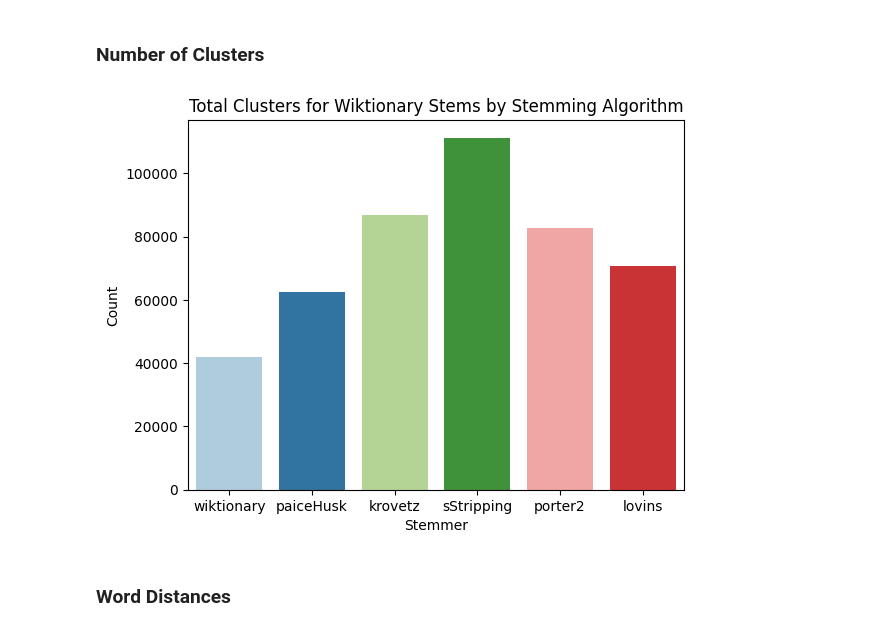
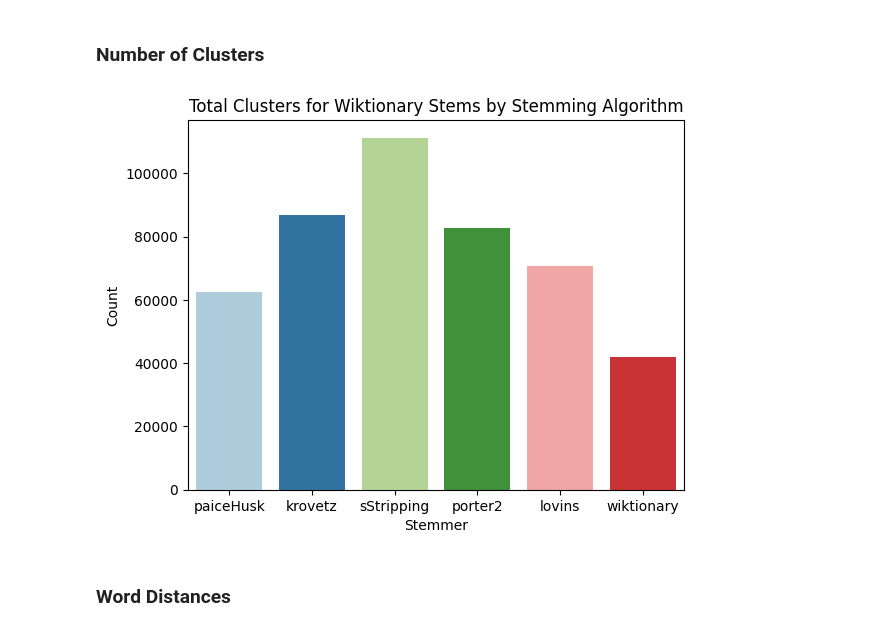
Before and after one commit to Axiomatic314/Stemming, a Jupyter notebook: wikt.ipynb, the cells around one changed output. Drawn from its saved outputs; the diff is of its cells as text; code cells hidden in the pictures.

Commit message:
changed order of stemmers in graphs

```diff
--- a/wikt.ipynb
+++ b/wikt.ipynb
@@ -7,7 +7,7 @@ import pandas as pd
 import matplotlib.ticker as ticker
 
 data_dir = path.join("Data","wikt")
-labels = ["wiktionary", "paiceHusk", "krovetz", "sStripping", "porter2", "lovins"]
+labels = ["paiceHusk", "krovetz", "sStripping", "porter2", "lovins","wiktionary"]
 # %% [markdown]
 ### Cluster Size Distribution
 # %%
@@ -97,14 +97,14 @@ plt.show()
 # %% [markdown]
 ### Number of Clusters
 # %%
-data = [len(wikt_distribution),len(paiceHusk_distribution),len(krovetz_distribution),len(sStripping_distribution),len(porter2_distribution),len(lovins_distribution)]
+data = [len(paiceHusk_distribution),len(krovetz_distribution),len(sStripping_distribution),len(porter2_distribution),len(lovins_distribution),len(wikt_distribution)]
 sns.barplot(x=labels, y=data, palette=sns.color_palette("Paired"))
 plt.title("Total Clusters for Wiktionary Stems by Stemming Algorithm")
 plt.xlabel("Stemmer")
 plt.ylabel("Count")
 plt.show()
 # %% [output]
-[figure, old version]
+[figure, new version]
 # %% [markdown]
 ### Word Distances
 # %%
```
Also changed, not shown: parts of 1 cell of this notebook, 1 other file.
